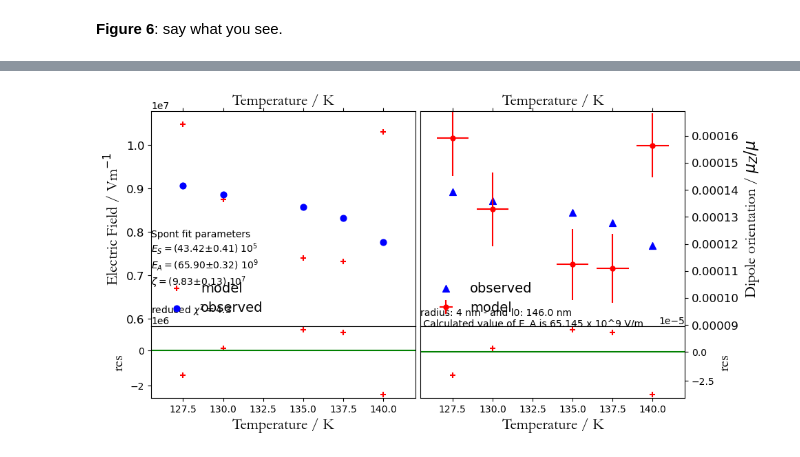
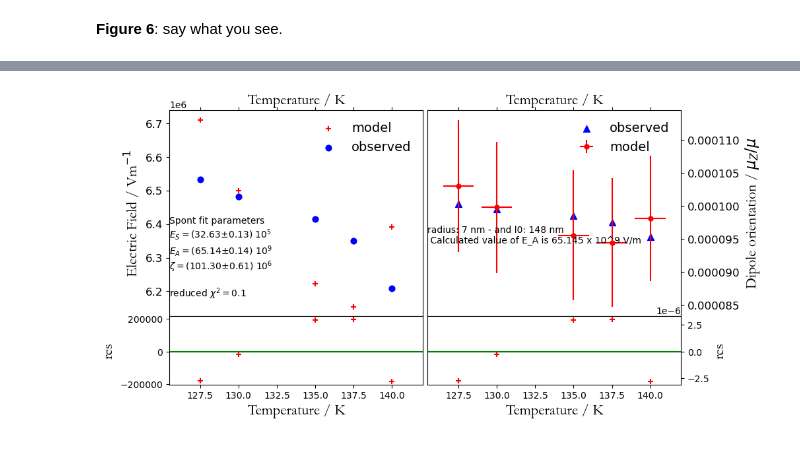
Before and after one commit to cassidy-andrew/VUV_water_spont, a Jupyter notebook: regularising the water data.ipynb, the cells around one changed output, grey strips where cells are left out. Cells and saved outputs as stored; diff of their text form; code cells hidden in the pictures.

```diff
--- a/regularising the water data.ipynb
+++ b/regularising the water data.ipynb
@@ -640,7 +587,7 @@ for k in range(0,3):
 #xmax=(SpontelData.xmax.iloc[1])
 #ticks=[SpontelData.ticks.iloc[0:3]]
 
-zetacur=ESzetacur/EScur
+
 ymodel_E=EAcur*ymodel
 
 #Define text to print on each graph
@@ -668,7 +615,7 @@ fig.subplots_adjust(wspace=0.02)
 
 #plt.title(ij_space)
 ax[0,0].set_xlim(xmin, xmax)
-ax[0,0].set_ylim(ymin, ymax)
+#ax[0,0].set_ylim(ymin, ymax)
 ax[0,0].scatter(Temp, ymodel_E, marker='+', s=40, color='red', label='model')
 ax[0,0].scatter(Temp, Eobs, marker='o', s=40, color='blue', label='observed')
     #ax.set_yticks(tick)
@@ -678,10 +625,10 @@ ax[0,0].xaxis.tick_top()
 ax[0,0].set_ylabel('Electric Field / Vm$^{-1}$', fontsize=16, fontname='garamond')
 ax[0,0].tick_params(labelsize='large')
 ax[0,0].legend(loc=0, fontsize=14, framealpha=0)
-ax[0,0].text(xmin,0,annotate)
+ax[0,0].text(xmin,5.5E6,annotate)
 
 ax[0,1].set_xlim(xmin_mu, xmax_mu)
-ax[0,1].set_ylim(ymin_mu, ymax_mu)
+#ax[0,1].set_ylim(ymin_mu, ymax_mu)
 ax[0,1].errorbar(Temp, ymodel, markersize=10, xerr=sigT, yerr=sigy, fmt='.', color='red', label='model')
 ax[0,1].scatter(Temp, y, marker='^', s=50, color='blue', label='observed')
 ax[0,1].set_xlabel('Temperature / K', fontsize=16, fontname='garamond')
@@ -692,7 +639,7 @@ ax[0,1].yaxis.tick_right()
 ax[0,1].set_ylabel('Dipole orientation / $\mu_Z/\mu$', fontsize=16, fontname='garamond')
 ax[0,1].tick_params(labelsize='large')
 ax[0,1].legend(loc=0, fontsize=14, framealpha=0)
-ax[0,1].text(xmin_mu,0,ij_space+'\n Calculated value of E_A is '+str(round(E_A_Vm/1E9,3))+' x 10^9 V/m')
+ax[0,1].text(xmin_mu,8E-5,ij_space+'\n Calculated value of E_A is '+str(round(E_A_Vm/1E9,3))+' x 10^9 V/m')
 #ax[0,1].text(20,0,legend_mu)
 
 ax[1,0].scatter(Temp, res_E, marker='+', s=40, color='red', label='observed')
@@ -706,10 +653,6 @@ ax[1,1].axhline(y = 0.0, color = 'g', linestyle = '-')
 ax[1,1].yaxis.tick_right()
 ax[1,1].set_xlabel('Temperature / K', fontsize=16, fontname='garamond')
 ax[1,1].set_ylabel('res', fontsize=16, fontname='garamond')
-
-
-
-
 
 short_ij=('r_'+str(r)+'_lambda0_'+str(l0))
 plt.savefig('Spont fit for'+short_ij+'.png')
@@ -727,6 +670,10 @@ string+="<br><br>"+"reduced $\chi^2 =$"+'{0:.1f}'.format(dlsqsum)+"<br>"
 ES=NeaterOut(EScur,SigPar[0])
 EA=NeaterOut(EAcur,SigPar[1])
 zeta=NeaterOut(zetacur,SigPar[2])
+print('the observed values of m are ', y)
+print('the observed values of E are ', Eobs)
+print('the calculated values of m are ', ymodel)
+print('the calculated values of E are ', ymodel_E)
 
 os.chdir('..')
 # %% [output]
@@ -758,7 +883,7 @@ plt.legend()
 # %%
 
-r_nm_values = np.array([4,5,6,7,8])
-l0_values = np.array([146,146.5,147,147.5,148,148.5,149])
+r_nm_values = np.array([7,8])
+l0_values = np.array([148,149])
 
 r_nm_values_2D, l0_values_2D = np.meshgrid(r_nm_values, l0_values)
 r_nm_values_3D, l0_values_3D, Efield_3D = np.meshgrid(r_nm_values, l0_values, Temp)
@@ -770,6 +895,28 @@ all_obs_E_field = np.zeros(r_nm_values_3D.shape)
 
 print('I have a mesh with ', r_nm_values_3D.shape[1], ' values of r; ', r_nm_values_3D.shape[0] ,' values of l0 and ', r_nm_values_3D.shape[2],' spaces for E field values')
 
+eps = (1.70172) #epsilon - usually take (refractive index)**2  - Kofman_2019_ApJ
+s_nm = 0.37 # David provided this value
+mu_0_Debye = 3 # solid state dipole moment since this is known for water and avoids us recalculating it with topping equation
+Omega_SI = 17.35e-30 # volume in m**3 from saga et al. (normally calculated based on polarizability, but don't do it this way for water ice).
+
+#find the peak fit data
+#os.chdir(working_dir)
+df = pd.read_csv(filename+'.txt', delim_whitespace=True, header=None)
+xdataraw = df.iloc[:,0] #Temperature K
+ydataraw = df.iloc[:,1] #peak position nm
+
+#set up some graph parameters
+T_array=xdataraw.to_numpy()
+xmin_mu=min(T_array - 2)
+xmax_mu=max(T_array + 2)
+xmin=min(T_array - 2)
+xmax=max(T_array + 2)
+
+#convert units
+lambda_nm=ydataraw
+lambda_eV=1239.8/lambda_nm
+
 for loop_index_i in range(r_nm_values_2D.shape[0]):
     for loop_index_j in range(r_nm_values_2D.shape[1]):
         #define i and j place in the matrix by scrolling through r and l0 values
@@ -779,25 +926,7 @@ for loop_index_i in range(r_nm_values_2D.shape[0]):
         l0_j=str(l0)
         ij_space=('radius: '+r_i+' nm - and l0: '+l0_j+' nm')
 
-        #find the peak fit data
-        #os.chdir(working_dir)
-        df = pd.read_csv(filename+'.txt', delim_whitespace=True, header=None)
-        xdataraw = df.iloc[:,0] #Temperature K
-        ydataraw = df.iloc[:,1] #peak position nm
-
-        #set up some graph parameters
-        T_array=xdataraw.to_numpy()
-        xmin_mu=min(T_array - 2)
-        xmax_mu=max(T_array + 2)
-
-        xmin=min(T_array - 2)
-        xmax=max(T_array + 2)
-
-        #convert units
-        lambda_nm=ydataraw
-        lambda_eV=1239.8/lambda_nm
         l0_eV=1239.8/l0
-
         DE_eV=(l0_eV-lambda_eV)
         #convert things to atomic units
         T=xdataraw*3.16683e-6
@@ -830,8 +959,8 @@ for loop_index_i in range(r_nm_values_2D.shape[0]):
 
         Esp_Vm=Esp_au*5.14220652e+11
         Esp_Vm_array=Esp_Vm.to_numpy()
-        ymin=min(Esp_Vm_array) - 0.25*(Esp_Vm_array[-1])
-        ymax=max(Esp_Vm_array) + 0.22*(Esp_Vm_array[-1])
+        ymin=min(Esp_Vm_array) - 0.01*(Esp_Vm_array[-1])
+        ymax=max(Esp_Vm_array) + 0.01*(Esp_Vm_array[-1])
 
         #Convert this E field into degree of dipole alignment
         #first calculate E_a
@@ -843,16 +972,15 @@ for loop_index_i in range(r_nm_values_2D.shape[0]):
 
         E_A=4*np.pi*mu_0/Omega
         E_A_Vm = E_A*5.14220652e+11
-        #print('Calculated value of E_A for '+name+' is ', E_A_Vm/1E10, 'x 10^10 V/m')
 
         degree_of_alignment=Esp_Vm/E_A_Vm
         muz_mu0_array=degree_of_alignment.to_numpy()
-        ymin_mu=min(muz_mu0_array) - 0.25*(muz_mu0_array[-1])
-        ymax_mu=max(muz_mu0_array) + 0.25*(muz_mu0_array[-1])
+        ymin_mu=min(muz_mu0_array) - 0.01*(muz_mu0_array[-1])
+        ymax_mu=max(muz_mu0_array) + 0.01*(muz_mu0_array[-1])
 
         #now save E_sp and degree_of_alignment to a file to access later
         length=(len(T_array))
-        weight=(1,1,1,1,0.5)#np.ones(length)
+        np.ones(length)
         err_muz_mu0=0.1*(muz_mu0_array)
         err_T=np.ones(length)   #0.1*(T_array)
 
@@ -866,6 +994,7 @@ for loop_index_i in range(r_nm_values_2D.shape[0]):
         os.chdir('..')
 
         os.chdir('observed_data')
+
         SpontelData = pandas.read_csv('data for_'+name+'.csv')
         os.chdir('..')
         #SpontelData.head()
@@ -989,6 +1118,7 @@ for loop_index_i in range(r_nm_values_2D.shape[0]):
                 SigPar[k]+=weight[i]*(DParDy[k,i]*DParDy[k,i]*sigy[i]*sigy[i]+DParDT[k,i]*DParDT[k,i]*sigT[i]*sigT[i]/Ttoau/Ttoau)
             SigPar[k]=Etoau*math.sqrt(SigPar[k]/whtsum)
 
+        zetacur=ESzetacur/EScur
         ymodel_E=EAcur*ymodel
 
 #Define text to print on each graph
@@ -1015,7 +1145,7 @@ for loop_index_i in range(r_nm_values_2D.shape[0]):
 
 #plt.title(ij_space)
         ax[0,0].set_xlim(xmin, xmax)
-        ax[0,0].set_ylim(ymin, ymax)
+        #ax[0,0].set_ylim(ymin, ymax)
         ax[0,0].scatter(Temp, ymodel_E, marker='+', s=40, color='red', label='model')
         ax[0,0].scatter(Temp, Eobs, marker='o', s=40, color='blue', label='observed')
     #ax.set_yticks(tick)
@@ -1028,7 +1158,7 @@ for loop_index_i in range(r_nm_values_2D.shape[0]):
         ax[0,0].text(xmin,ymin,annotate)
 
         ax[0,1].set_xlim(xmin_mu, xmax_mu)
-        ax[0,1].set_ylim(ymin_mu, ymax_mu)
+        #ax[0,1].set_ylim(ymin_mu, ymax_mu)
         ax[0,1].errorbar(Temp, ymodel, markersize=10, xerr=sigT, yerr=sigy, fmt='.', color='red', label='model')
         ax[0,1].scatter(Temp, y, marker='^', s=50, color='blue', label='observed')
         ax[0,1].set_xlabel('Temperature / K', fontsize=16, fontname='garamond')
@@ -1098 +1228 @@ I have a mesh with  5  values of r;  7  values of l0 and  5  spaces for E field
-[figure, old version]
+[figure, new version]
```
Also changed, not shown: parts of 15 cells of this notebook.
